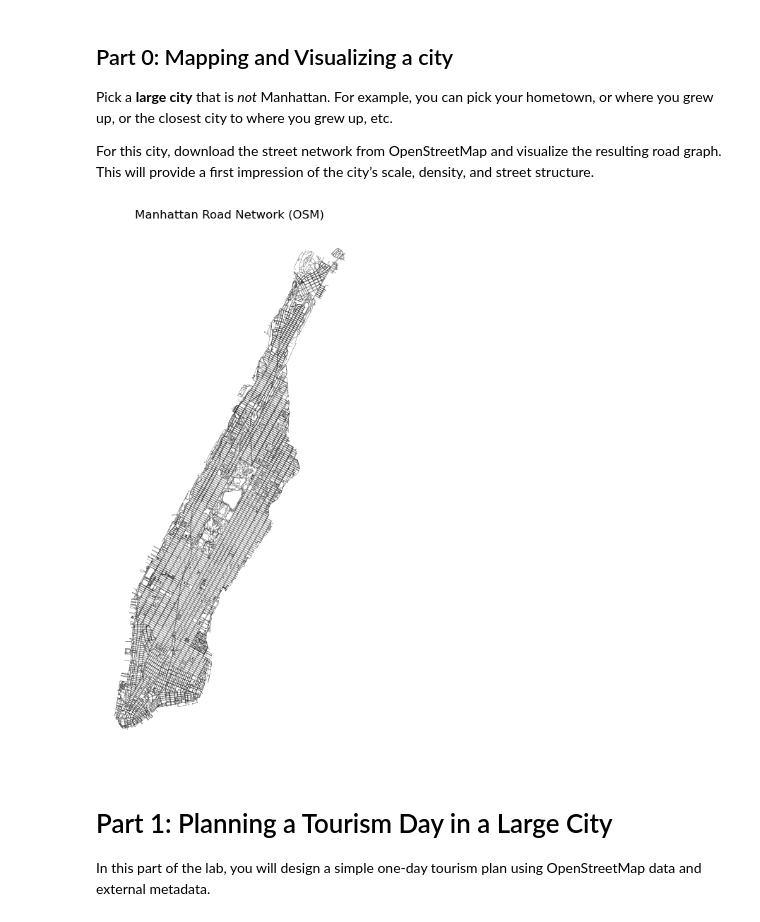
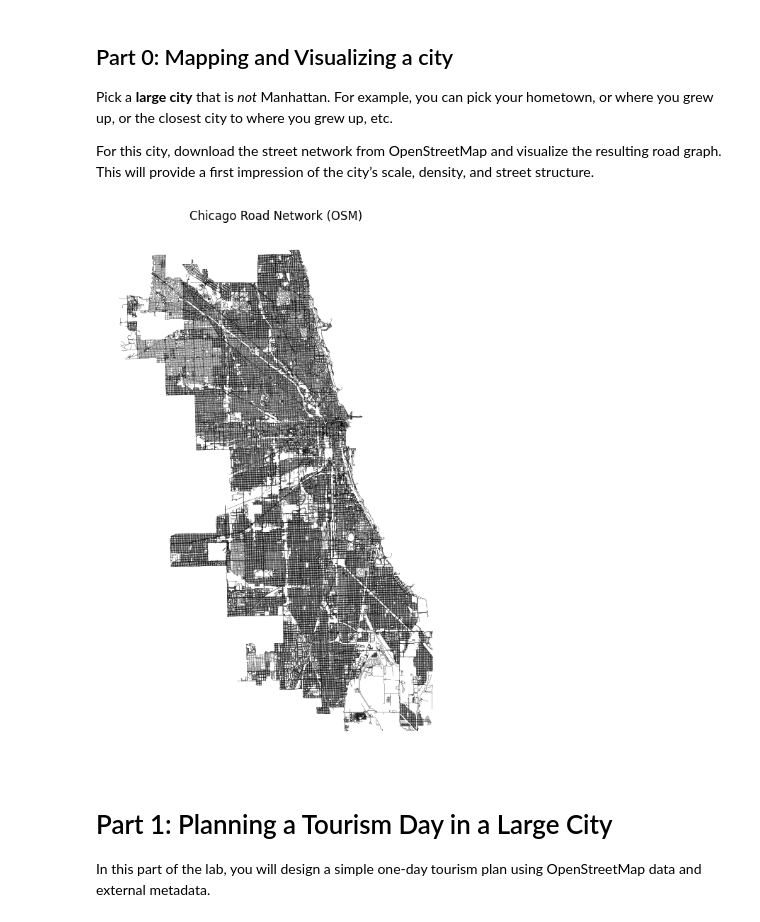
Before and after one commit to nitsujiang/CSE-519-Labs, a Jupyter notebook: lab2/lab2_release.ipynb, the cells around one changed output. Cells and saved outputs as stored; diff of their text form; code cells hidden in the pictures.

```diff
--- a/lab2/lab2_release.ipynb
+++ b/lab2/lab2_release.ipynb
@@ -40,33 +40,31 @@ import matplotlib.pyplot as plt
 import pickle
 import numpy as np
 # %%
-name = 'manhattan'
-place = "Manhattan, New York City, New York, USA"
-label = 'Manhattan'
+name = 'chicago'
+place = "Chicago, Illinois, USA"
+label = 'Chicago'
 
 
 # Download walking network
 G = ox.graph_from_place(place, network_type="walk")
 
 # Convert graph to GeoDataFrames
 nodes, edges = ox.graph_to_gdfs(G)
-
-
 
 # Plot edges (roads)
 fig, ax = plt.subplots(figsize=(8, 8))
 
 edges.plot(
     ax=ax,
     linewidth=0.1,
     color="black"
 )
 
 ax.set_title(f"{label} Road Network (OSM)")
 ax.set_axis_off()
 plt.tight_layout()
 # %% [output]
-[figure, old version]
+[figure, new version]
 # %% [markdown]
 # Part 1: Planning a Tourism Day in a Large City
 
```
Also changed, not shown: parts of 10 cells of this notebook, 27 other files.
